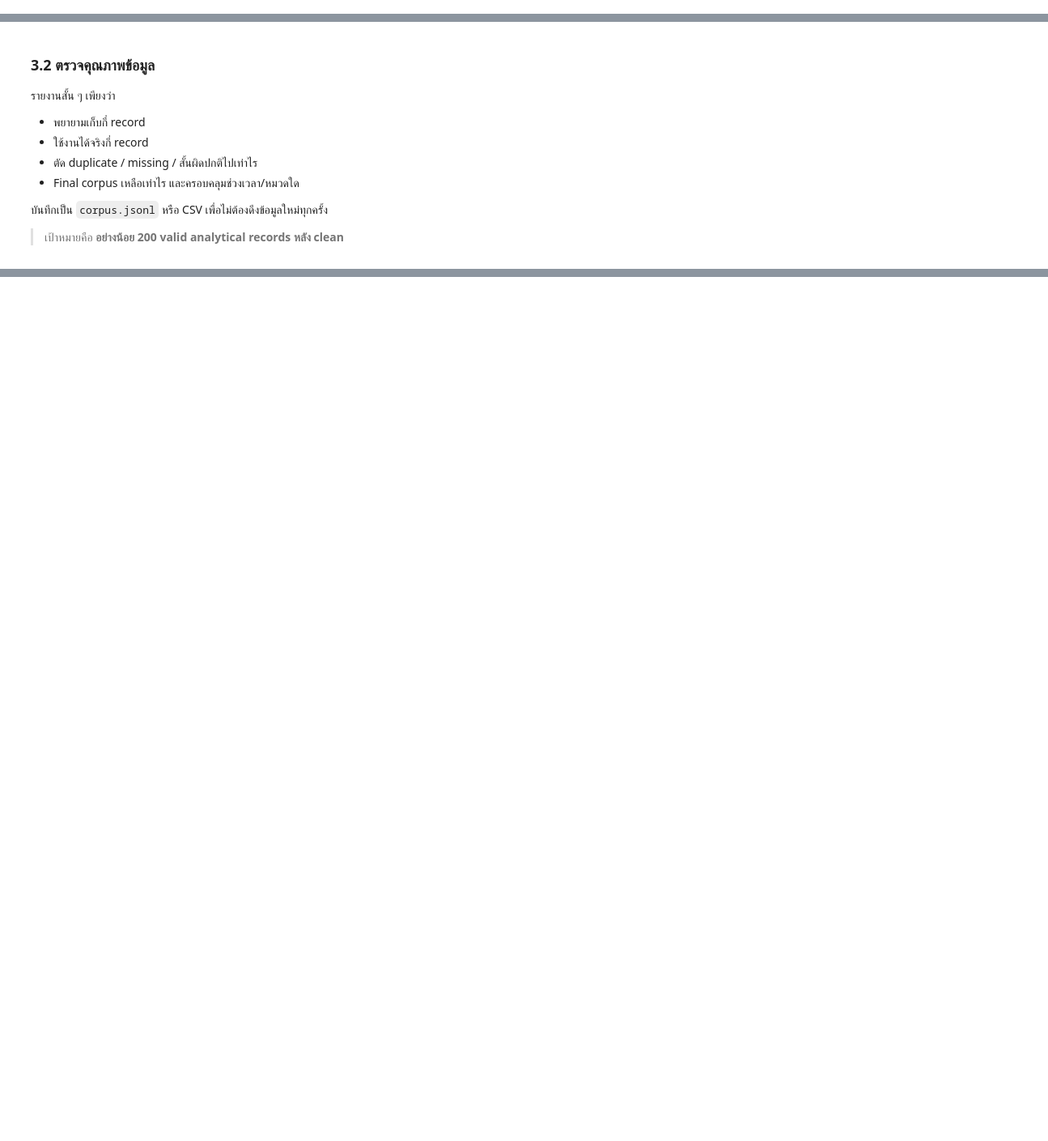
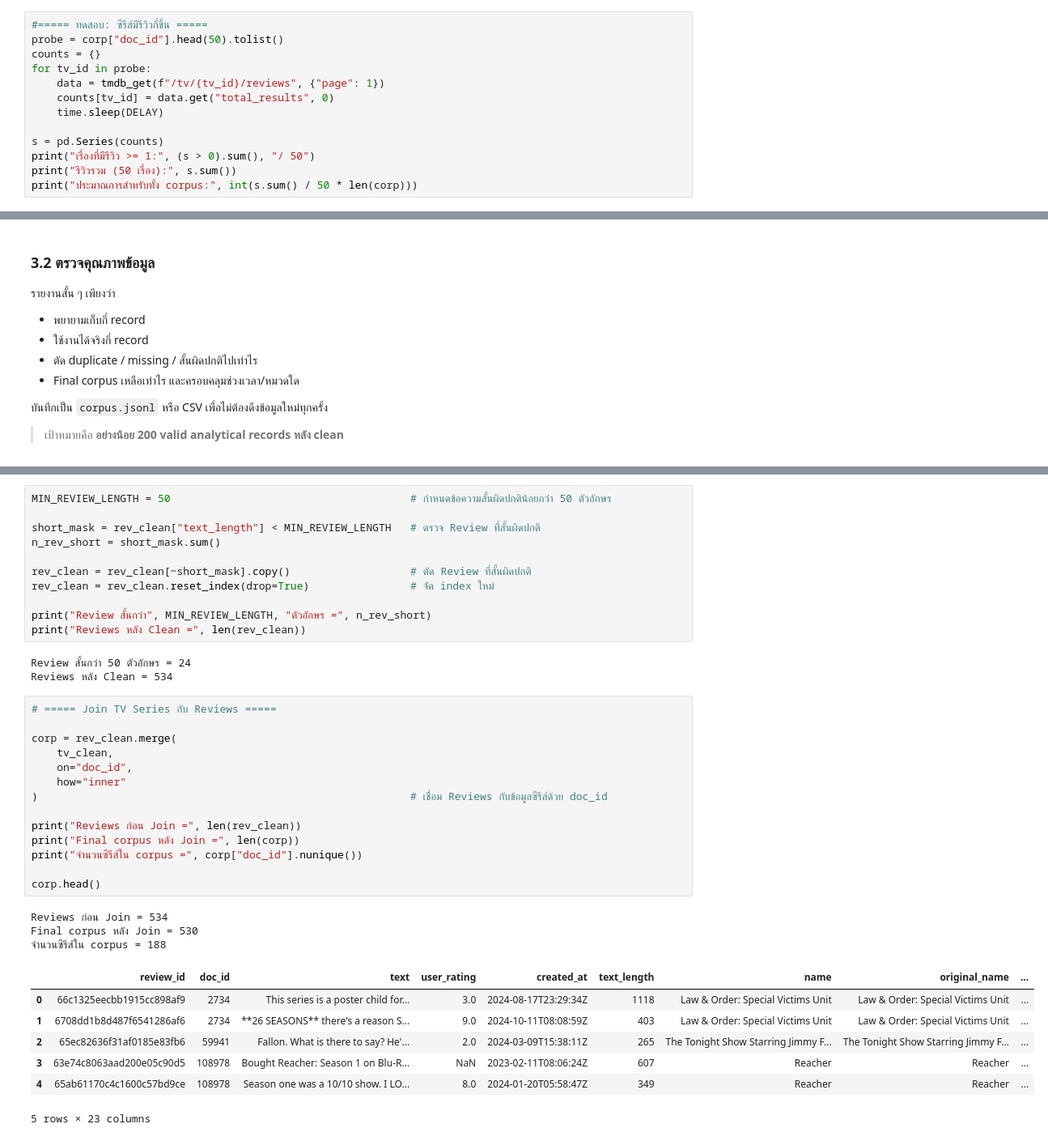
Before and after one commit to Thanaphon-673020253-2/project_bigdata, a Jupyter notebook: Part_3_.ipynb, the cells around one changed output, grey strips where cells are left out. Shown at 81% size. Cells and saved outputs as stored; diff of their text form; blank space fills up the shorter version.

```diff
--- a/Part_3_.ipynb
+++ b/Part_3_.ipynb
@@ -754,0 +803,13 @@ df_raw.head(20
+# %%
+#===== ทดสอบ: ซีรีส์มีรีวิวกี่ชิ้น =====
+probe = corp["doc_id"].head(50).tolist()
+counts = {}
+for tv_id in probe:
+    data = tmdb_get(f"/tv/{tv_id}/reviews", {"page": 1})
+    counts[tv_id] = data.get("total_results", 0)
+    time.sleep(DELAY)
+
+s = pd.Series(counts)
+print("เรื่องที่มีรีวิว >= 1:", (s > 0).sum(), "/ 50")
+print("รีวิวรวม (50 เรื่อง):", s.sum())
+print("ประมาณการสำหรับทั้ง corpus:", int(s.sum() / 50 * len(corp)))
@@ -1068,0 +1246,39 @@ corp = pd.read_json("corpus.jsonl", lines=True)
+# %%
+MIN_REVIEW_LENGTH = 50                                      # กำหนดข้อความสั้นผิดปกติน้อยกว่า 50 ตัวอักษร
+
+short_mask = rev_clean["text_length"] < MIN_REVIEW_LENGTH   # ตรวจ Review ที่สั้นผิดปกติ
+n_rev_short = short_mask.sum()
+
+rev_clean = rev_clean[~short_mask].copy()                   # ตัด Review ที่สั้นผิดปกติ
+rev_clean = rev_clean.reset_index(drop=True)                # จัด index ใหม่
+
+print("Review สั้นกว่า", MIN_REVIEW_LENGTH, "ตัวอักษร =", n_rev_short)
+print("Reviews หลัง Clean =", len(rev_clean))
+# %% [output]
+Review สั้นกว่า 50 ตัวอักษร = 24
+Reviews หลัง Clean = 534
+# %%
+# ===== Join TV Series กับ Reviews =====
+
+corp = rev_clean.merge(
+    tv_clean,
+    on="doc_id",
+    how="inner"
+)                                                           # เชื่อม Reviews กับข้อมูลซีรีส์ด้วย doc_id
+
+print("Reviews ก่อน Join =", len(rev_clean))
+print("Final corpus หลัง Join =", len(corp))
+print("จำนวนซีรีส์ใน corpus =", corp["doc_id"].nunique())
+
+corp.head()
+# %% [output]
+Reviews ก่อน Join = 534
+Final corpus หลัง Join = 530
+จำนวนซีรีส์ใน corpus = 188
+|  | review_id | doc_id | text | user_rating | created_at | text_length | name | original_name | ... |
+| 0 | 66c1325eecbb1915cc898af9 | 2734 | This series is a poster child for... | 3.0 | 2024-08-17T23:29:34Z | 1118 | Law & Order: Special Victims Unit | Law & Order: Special Victims Unit | ... |
+| 1 | 6708dd1b8d487f6541286af6 | 2734 | **26 SEASONS** there's a reason S... | 9.0 | 2024-10-11T08:08:59Z | 403 | Law & Order: Special Victims Unit | Law & Order: Special Victims Unit | ... |
+| 2 | 65ec82636f31af0185e83fb6 | 59941 | Fallon. What is there to say? He'... | 2.0 | 2024-03-09T15:38:11Z | 265 | The Tonight Show Starring Jimmy F... | The Tonight Show Starring Jimmy F... | ... |
+| 3 | 63e74c8063aad200e05c90d5 | 108978 | Bought Reacher: Season 1 on Blu-R... | NaN | 2023-02-11T08:06:24Z | 607 | Reacher | Reacher | ... |
+| 4 | 65ab61170c4c1600c57bd9ce | 108978 | Season one was a 10/10 show. I LO... | 8.0 | 2024-01-20T05:58:47Z | 349 | Reacher | Reacher | ... |
+5 rows × 23 columns
```
Also changed, not shown: parts of 9 cells of this notebook.
